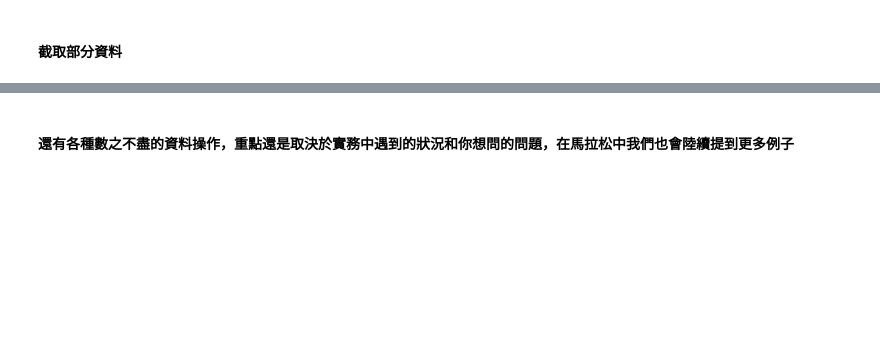
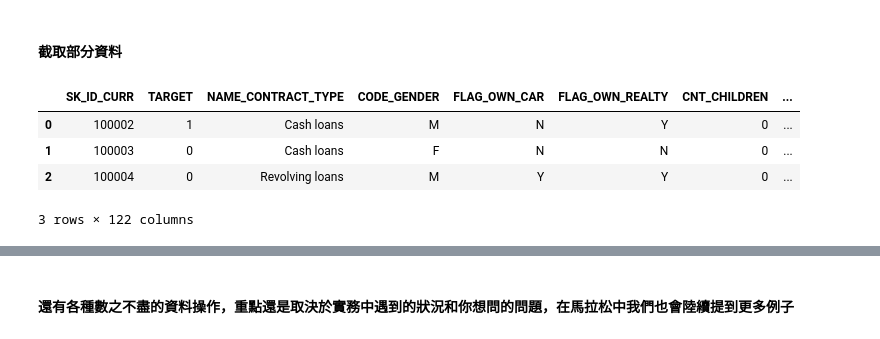
Before and after one commit to ntunhs108/2nd-ML100Days, a Jupyter notebook: Day_002_HW.ipynb, the cells around one changed output, grey strips where cells are left out. Drawn from its saved outputs; the diff is of its cells as text; code cells hidden in the pictures; blank space fills up the shorter version.

```diff
--- a/Day_002_HW.ipynb
+++ b/Day_002_HW.ipynb
@@ -21,3 +23,25 @@ app_train = pd.read_csv(f_app)
 # %% [markdown]
 ### 如果沒有想法，可以先嘗試找出剛剛例子中提到的問題的答案
 #### 資料的 row 數以及 column 數
+# %%
+import pandas as pd # 引用套件並縮寫為 pd
+df = pd.read_csv(f_app)
+#print(df)
+
+print(df.shape)
+"""
+# library
+import csv
+
+# 開啟 CSV 檔案
+with open(f_app, newline='') as csvFile:
+
+  # 1.直接讀取：讀取 CSV 檔案內容
+  rows = csv.reader(csvFile)
+
+  # 2.自訂分隔符號：讀取 CSV 檔案內容
+  rows = csv.reader(csvFile, delimiter=',')
+
+  print('number of rows is',rows)
+
+"""
@@ -26,2 +73,10 @@ app_train = pd.read_csv(f_app)
 # %% [markdown]
 #### 截取部分資料
+# %%
+df.head(3)
+# %% [output]
+|  | SK_ID_CURR | TARGET | NAME_CONTRACT_TYPE | CODE_GENDER | FLAG_OWN_CAR | FLAG_OWN_REALTY | CNT_CHILDREN | ... |
+| 0 | 100002 | 1 | Cash loans | M | N | Y | 0 | ... |
+| 1 | 100003 | 0 | Cash loans | F | N | N | 0 | ... |
+| 2 | 100004 | 0 | Revolving loans | M | Y | Y | 0 | ... |
+3 rows × 122 columns
```
Also changed, not shown: parts of 7 cells of this notebook.
